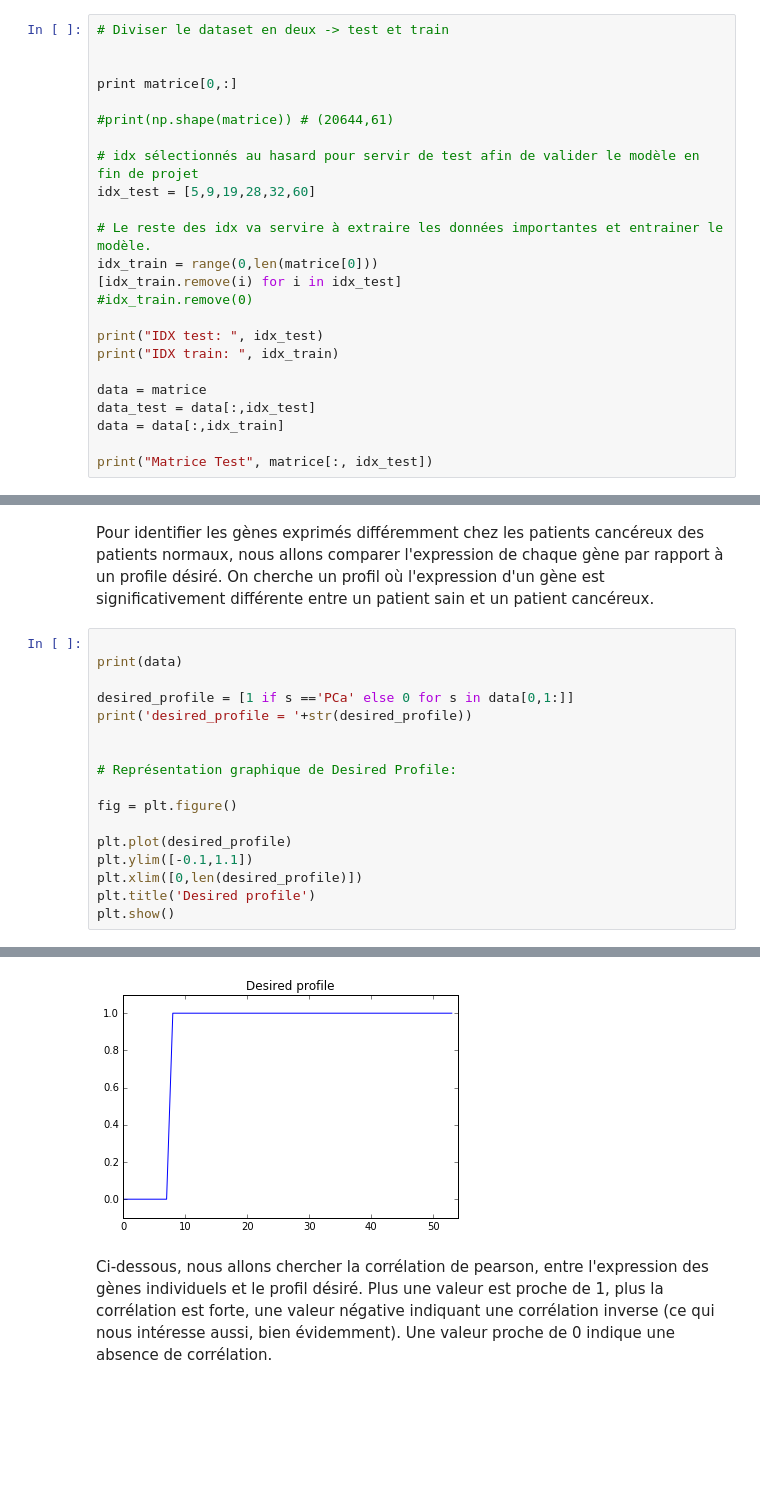
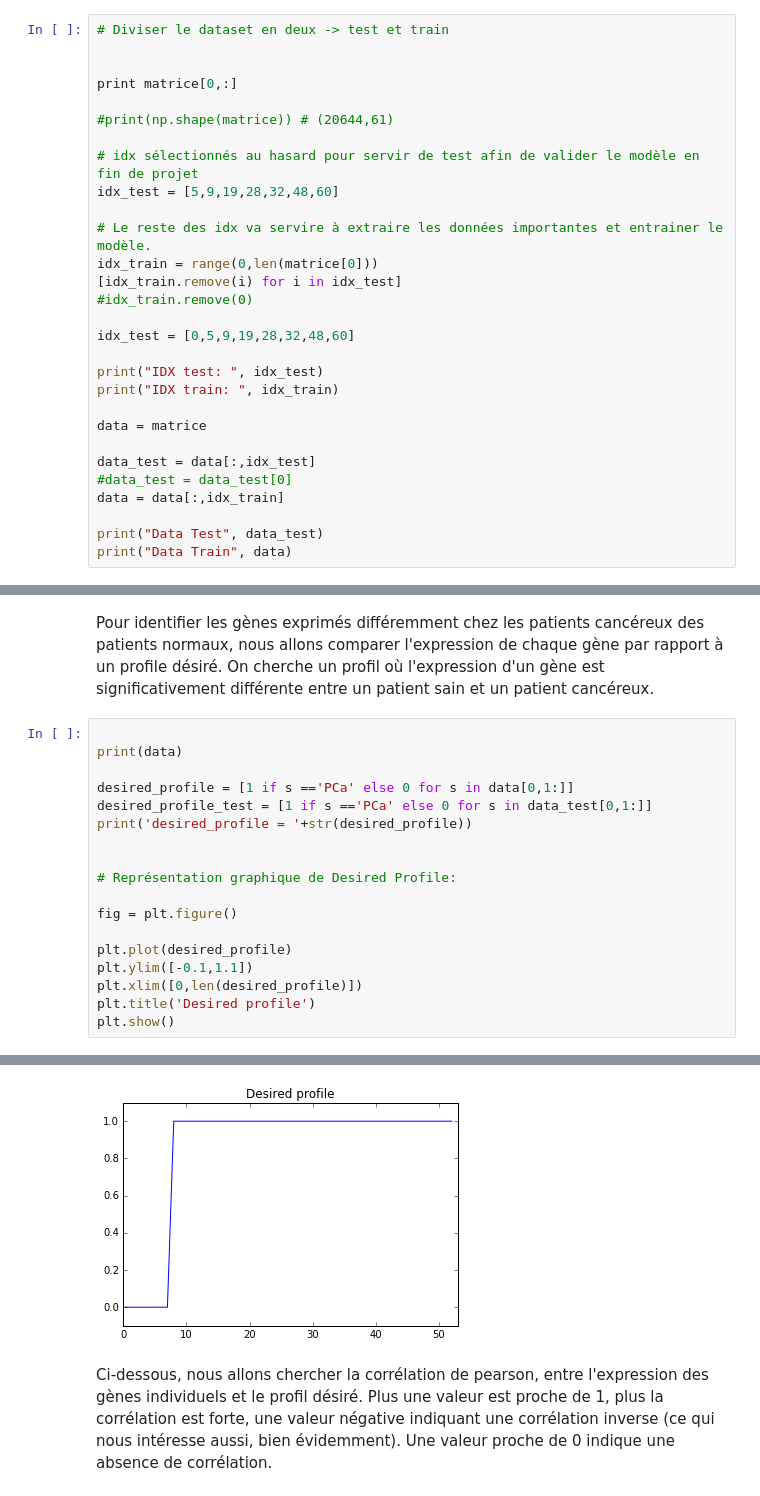
Before and after one commit to ThibaultSchowing/BBCProjet, a Jupyter notebook: code/projetBBC.ipynb, the cells around one changed output, grey strips where cells are left out. Cells and saved outputs as stored; diff of their text form; blank space fills up the shorter version.

Commit message:
correct index and data format, knn bad results git add code/projetBBC.ipynb

```diff
--- a/code/projetBBC.ipynb
+++ b/code/projetBBC.ipynb
@@ -119,21 +119,26 @@ print matrice[0,:]
 #print(np.shape(matrice)) # (20644,61)
 
 # idx sélectionnés au hasard pour servir de test afin de valider le modèle en fin de projet
-idx_test = [5,9,19,28,32,60]
+idx_test = [5,9,19,28,32,48,60]
 
 # Le reste des idx va servire à extraire les données importantes et entrainer le modèle.
 idx_train = range(0,len(matrice[0]))
 [idx_train.remove(i) for i in idx_test]
 #idx_train.remove(0)
 
+idx_test = [0,5,9,19,28,32,48,60]
+
 print("IDX test: ", idx_test)
 print("IDX train: ", idx_train)
 
 data = matrice
+
 data_test = data[:,idx_test]
+#data_test = data_test[0]
 data = data[:,idx_train]
 
-print("Matrice Test", matrice[:, idx_test])
+print("Data Test", data_test)
+print("Data Train", data)
 # %% [output]
 ['"ID_REF"' 'Normal' 'Normal' 'Normal' 'Normal' 'Normal' 'Normal' 'Normal'
  'Normal' 'Normal' 'Normal' 'PCa' 'PCa' 'PCa' 'PCa' 'PCa' 'PCa' 'PCa' 'PCa'
@@ -159,6 +164,7 @@ Pour identifier les gènes exprimés différemment chez les patients cancéreux
 print(data)
 
 desired_profile = [1 if s =='PCa' else 0 for s in data[0,1:]]
+desired_profile_test = [1 if s =='PCa' else 0 for s in data_test[0,1:]]
 print('desired_profile = '+str(desired_profile))
 
 
@@ -186,4 +192,4 @@ desired_profile = [0, 0, 0, 0, 0, 0, 0, 0, 1, 1, 1, 1, 1, 1, 1, 1, 1, 1, 1, 1, 1
-[figure, old version]
+[figure, new version]
 # %% [markdown]
 Ci-dessous, nous allons chercher la corrélation de pearson, entre l'expression des gènes individuels et le profil désiré. Plus une valeur est proche de 1, plus la corrélation est forte, une valeur négative indiquant une corrélation inverse (ce qui nous intéresse aussi, bien évidemment). Une valeur proche de 0 indique une absence de corrélation.
 # %%
```
Also changed, not shown: parts of 20 cells of this notebook.
